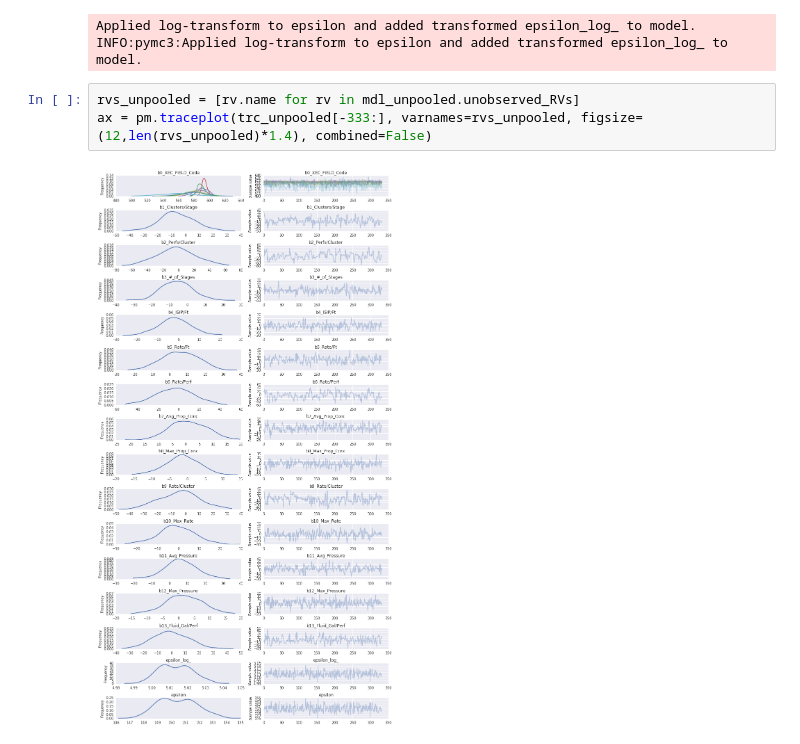
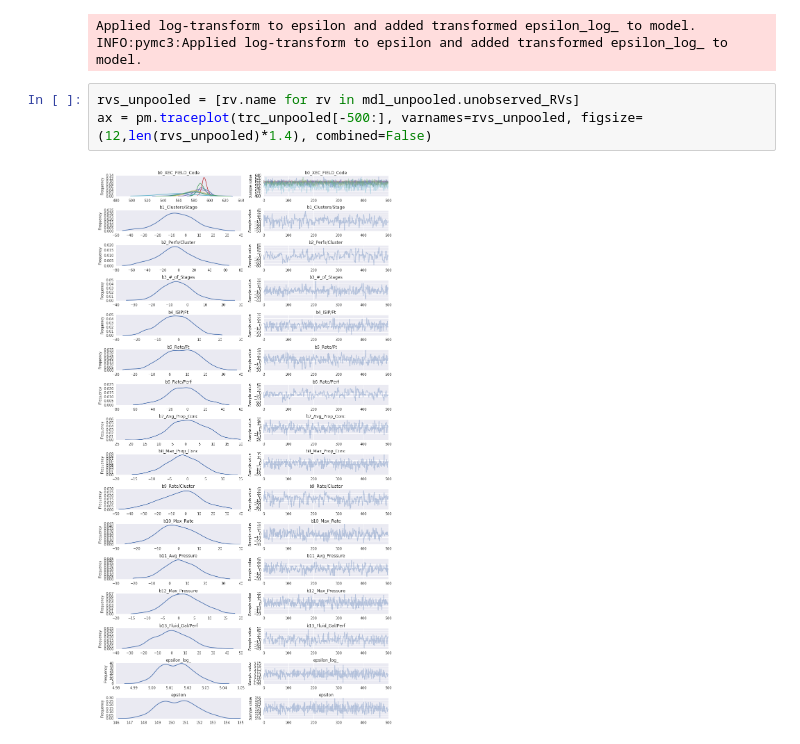
Before and after one commit to jpgrana/bayesian-approach-predicting-well-production, a Jupyter notebook: model.ipynb, the cells around one changed output. Drawn from its saved outputs; the diff is of its cells as text.

```diff
--- a/model.ipynb
+++ b/model.ipynb
@@ -332,6 +328,6 @@ Applied log-transform to epsilon and added transformed epsilon_log_ to model.
 INFO:pymc3:Applied log-transform to epsilon and added transformed epsilon_log_ to model.
 # %%
 rvs_unpooled = [rv.name for rv in mdl_unpooled.unobserved_RVs]
-ax = pm.traceplot(trc_unpooled[-333:], varnames=rvs_unpooled, figsize=(12,len(rvs_unpooled)*1.4), combined=False)
+ax = pm.traceplot(trc_unpooled[-500:], varnames=rvs_unpooled, figsize=(12,len(rvs_unpooled)*1.4), combined=False)
 # %% [output]
-[figure, old version]
+[figure, new version]
```
Also changed, not shown: parts of 12 cells of this notebook.
